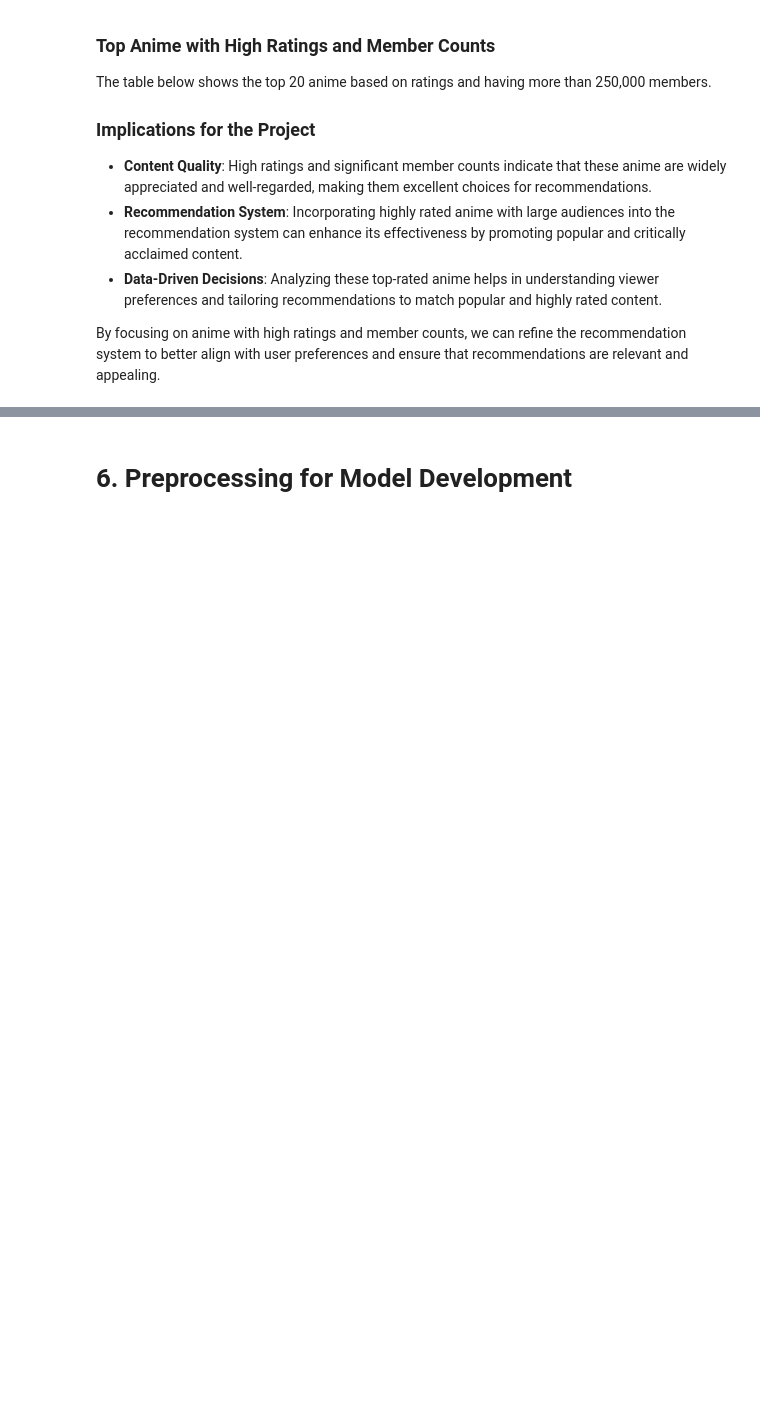
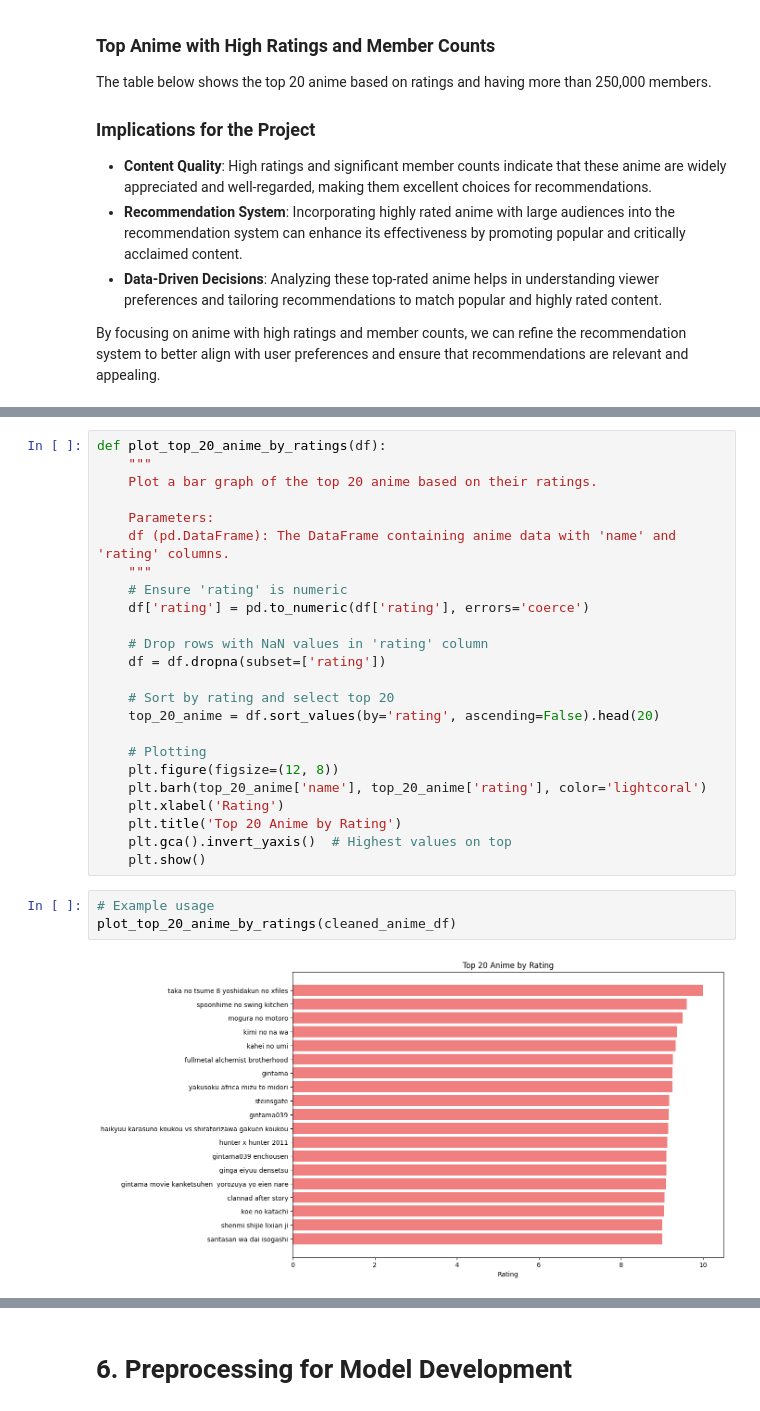
Before and after one commit to MoteneJan/JB1_2401FTDS, a Jupyter notebook: JB1_2401FTDS.ipynb, the cells around one changed output, grey strips where cells are left out. Saved outputs shown, nothing was run; the diff lists cells and outputs as text; blank space fills up the shorter version.

```diff
--- a/JB1_2401FTDS.ipynb
+++ b/JB1_2401FTDS.ipynb
@@ -825,0 +877,29 @@ By focusing on anime with high ratings and member counts, we can refine the reco
+# %%
+def plot_top_20_anime_by_ratings(df):
+    """
+    Plot a bar graph of the top 20 anime based on their ratings.
+
+    Parameters:
+    df (pd.DataFrame): The DataFrame containing anime data with 'name' and 'rating' columns.
+    """
+    # Ensure 'rating' is numeric
+    df['rating'] = pd.to_numeric(df['rating'], errors='coerce')
+
+    # Drop rows with NaN values in 'rating' column
+    df = df.dropna(subset=['rating'])
+
+    # Sort by rating and select top 20
+    top_20_anime = df.sort_values(by='rating', ascending=False).head(20)
+
+    # Plotting
+    plt.figure(figsize=(12, 8))
+    plt.barh(top_20_anime['name'], top_20_anime['rating'], color='lightcoral')
+    plt.xlabel('Rating')
+    plt.title('Top 20 Anime by Rating')
+    plt.gca().invert_yaxis()  # Highest values on top
+    plt.show()
+# %%
+# Example usage
+plot_top_20_anime_by_ratings(cleaned_anime_df)
+# %% [output]
+[figure, added]
```
Also changed, not shown: parts of 12 cells of this notebook.
